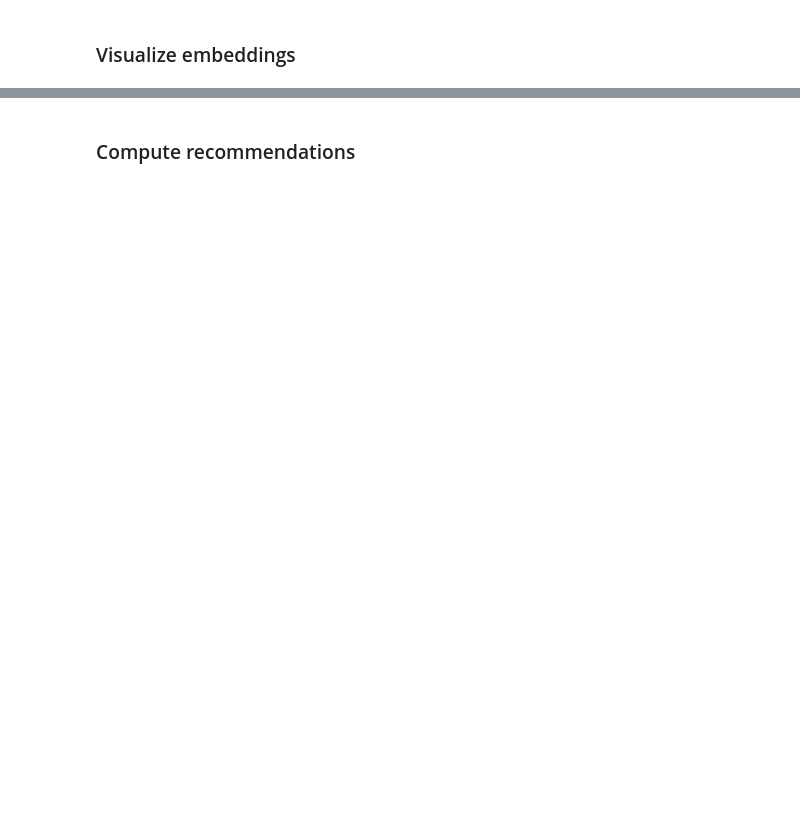
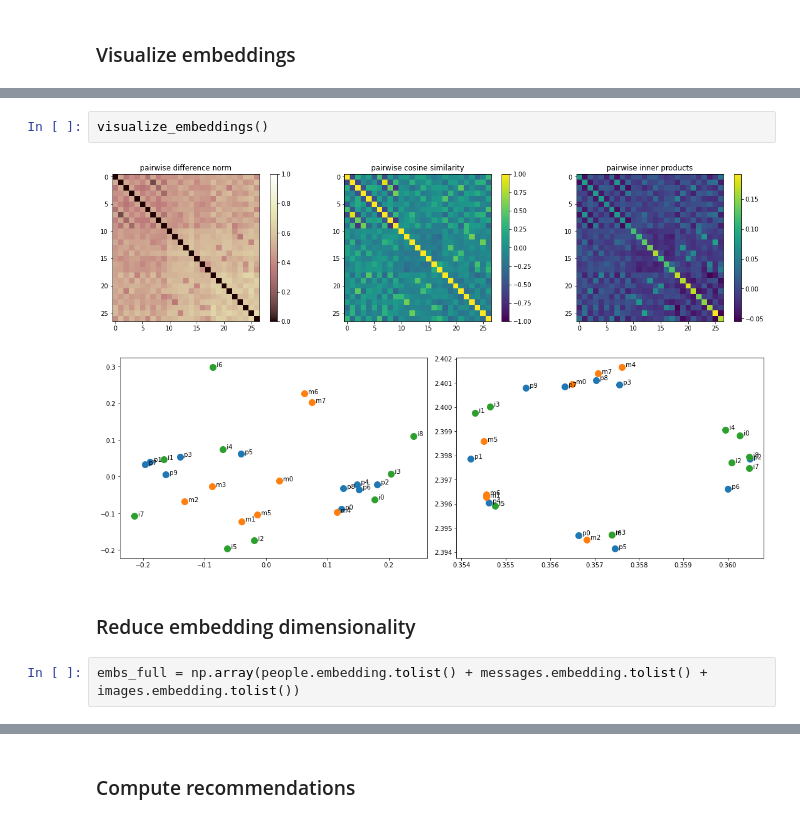
Before and after one commit to paxnea/LLM-multimodal-nudging, a Jupyter notebook: wain23.ipynb, the cells around one changed output, grey strips where cells are left out. Drawn from its saved outputs; the diff is of its cells as text; blank space fills up the shorter version.

Commit message:
add dimensionality reduction and unnecessary visualizations

```diff
--- a/wain23.ipynb
+++ b/wain23.ipynb
@@ -71,0 +144,9 @@ plt.show()
+# %%
+visualize_embeddings()
+# %% [output]
+[figure, added]
+[figure, added]
+# %% [markdown]
+### Reduce embedding dimensionality
+# %%
+embs_full = np.array(people.embedding.tolist() + messages.embedding.tolist() + images.embedding.tolist())
```
Also changed, not shown: parts of 12 cells of this notebook.
